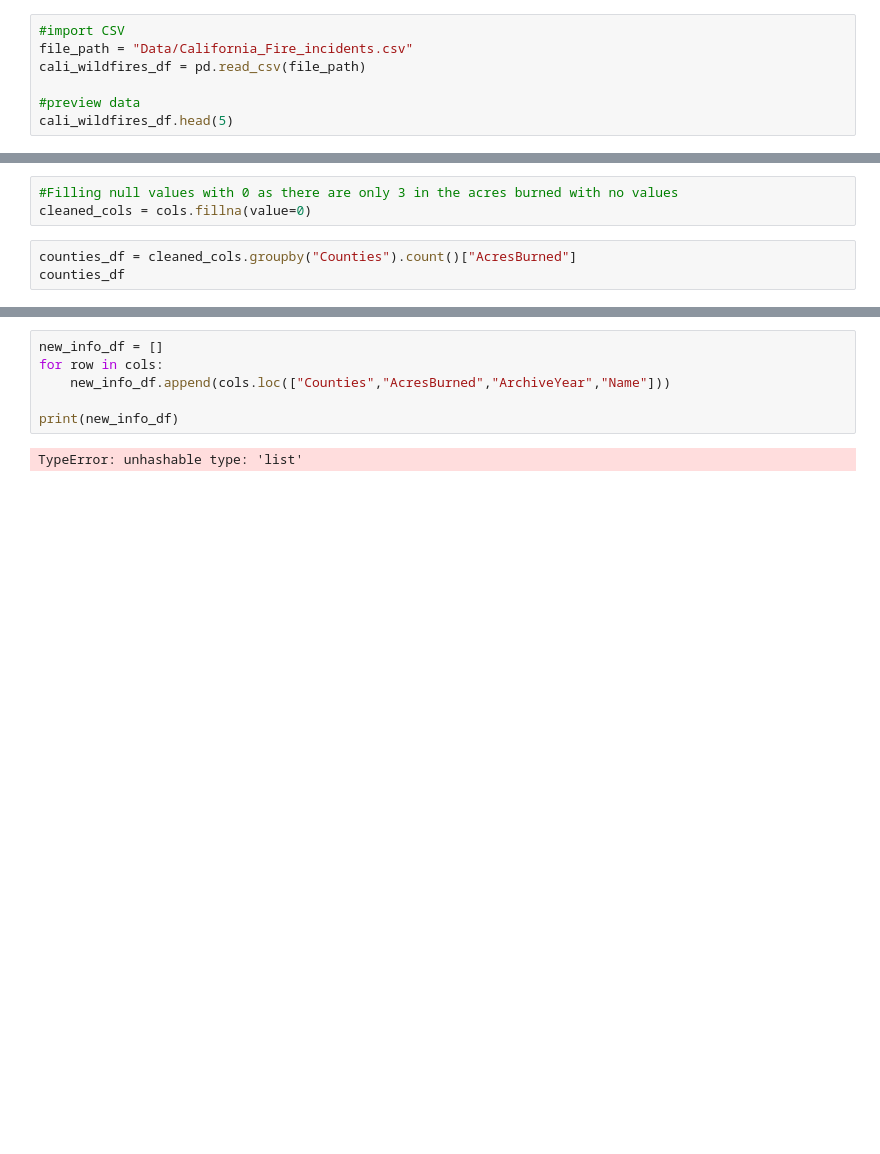
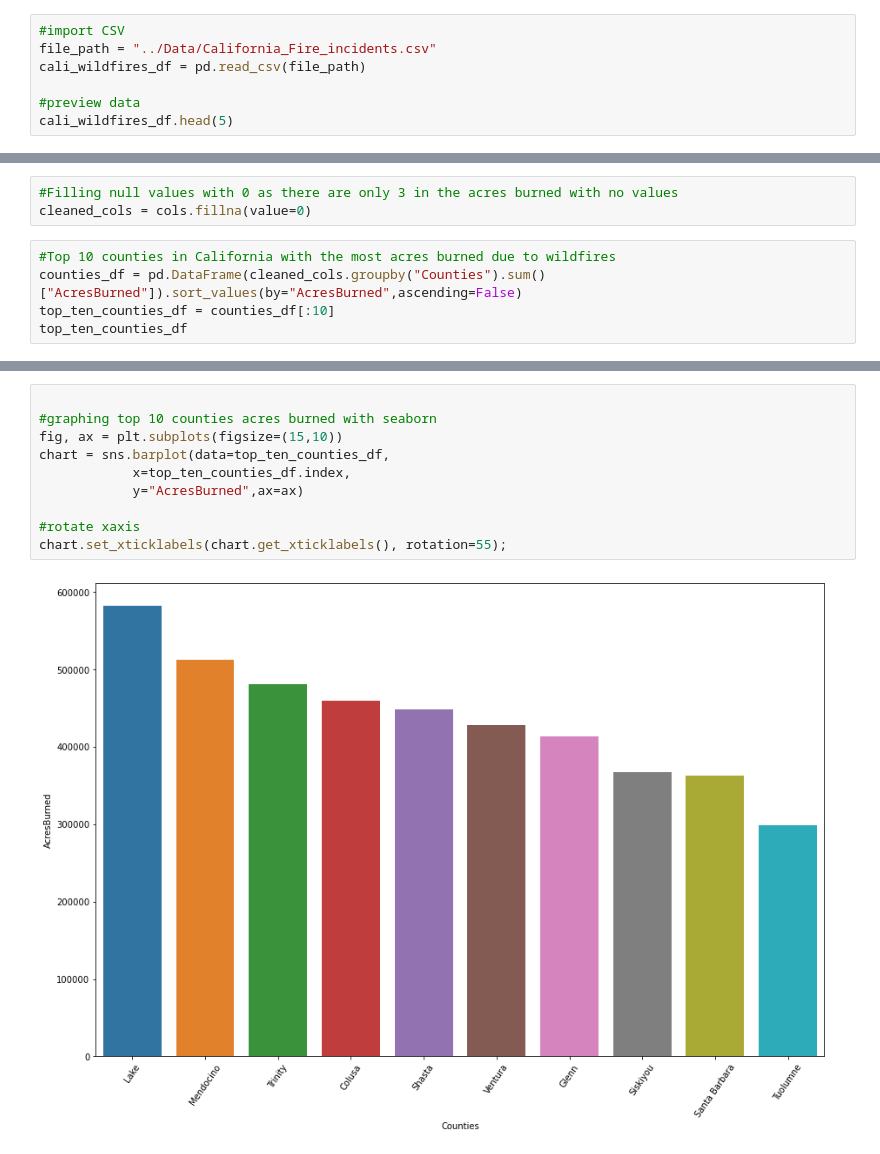
Before and after one commit to SamvsP4K/California_Wildfire_Analysis, a Jupyter notebook: Analysis/Wildfile_Analysis.ipynb, the cells around one changed output, grey strips where cells are left out. Drawn from its saved outputs; the diff is of its cells as text; blank space fills up the shorter version.

Commit message:
Added top 10 acres burned

```diff
--- a/Analysis/Wildfile_Analysis.ipynb
+++ b/Analysis/Wildfile_Analysis.ipynb
@@ -7,6 +8,6 @@ import numpy as np
 # %%
 #import CSV
-file_path = "Data/California_Fire_incidents.csv"
+file_path = "../Data/California_Fire_incidents.csv"
 cali_wildfires_df = pd.read_csv(file_path)
 
 #preview data
@@ -69,6 +70,8 @@ dtype: object
 #Filling null values with 0 as there are only 3 in the acres burned with no values
 cleaned_cols = cols.fillna(value=0)
 # %%
-counties_df = cleaned_cols.groupby("Counties").count()["AcresBurned"]
-counties_df
+#Top 10 counties in California with the most acres burned due to wildfires
+counties_df = pd.DataFrame(cleaned_cols.groupby("Counties").sum()["AcresBurned"]).sort_values(by="AcresBurned",ascending=False)
+top_ten_counties_df = counties_df[:10]
+top_ten_counties_df
 # %% [output]
@@ -92,8 +90,12 @@ Name: AcresBurned, dtype: int64
 # %%
-new_info_df = []
-for row in cols:
-    new_info_df.append(cols.loc(["Counties","AcresBurned","ArchiveYear","Name"]))
 
-print(new_info_df)
+#graphing top 10 counties acres burned with seaborn
+fig, ax = plt.subplots(figsize=(15,10))
+chart = sns.barplot(data=top_ten_counties_df,
+            x=top_ten_counties_df.index,
+            y="AcresBurned",ax=ax)
+
+#rotate xaxis
+chart.set_xticklabels(chart.get_xticklabels(), rotation=55);
 # %% [output]
-TypeError: unhashable type: 'list'
+[figure, added]
```
Also changed, not shown: parts of 2 cells of this notebook.
